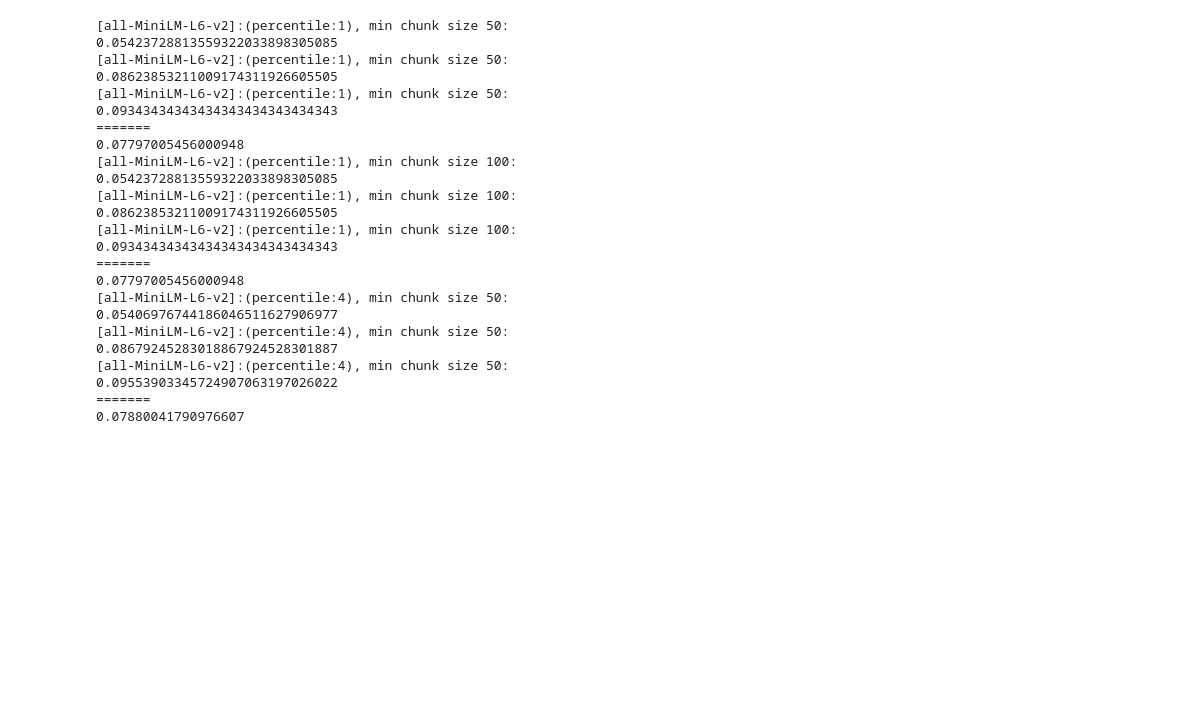
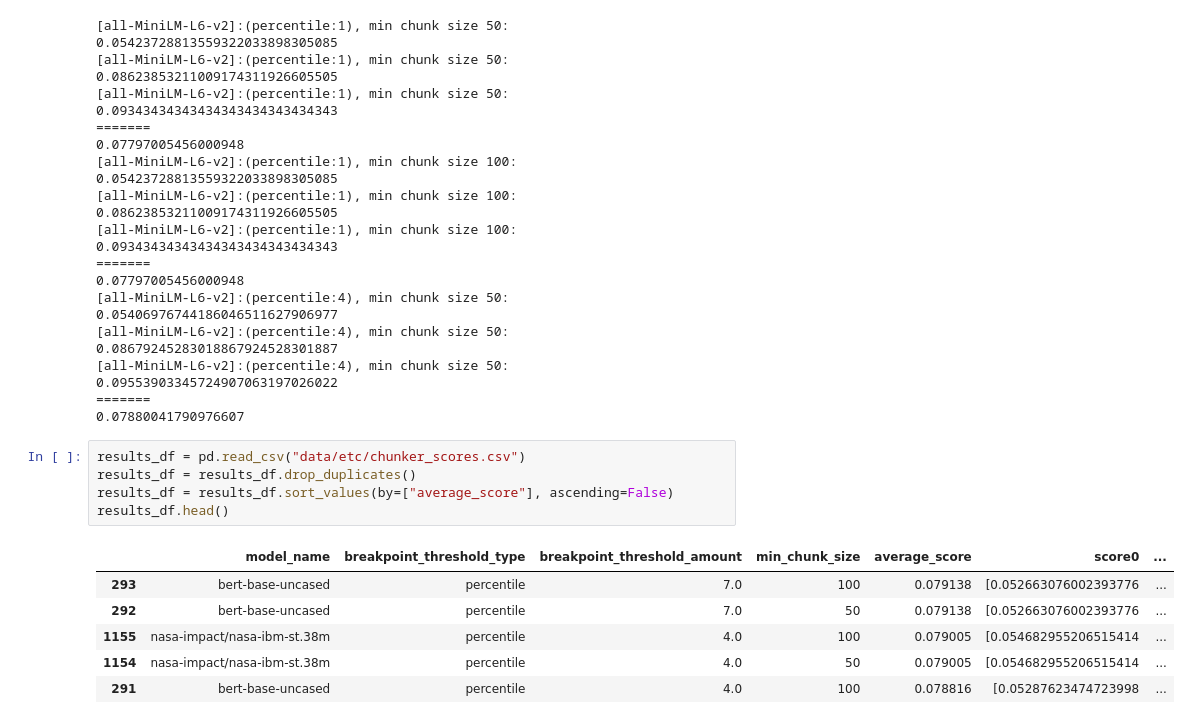
Before and after one commit to benjaminb/citeline, a Jupyter notebook: semantic_chunker.ipynb, the cells around one changed output. Cells and saved outputs as stored; diff of their text form; blank space fills up the shorter version.

```diff
--- a/semantic_chunker.ipynb
+++ b/semantic_chunker.ipynb
@@ -345,3 +345,15 @@ for config in all_configs_kwargs:
 [all-MiniLM-L6-v2]:(percentile:4), min chunk size 50: 0.09553903345724907063197026022
 =======
 0.07880041790976607
+# %%
+results_df = pd.read_csv("data/etc/chunker_scores.csv")
+results_df = results_df.drop_duplicates()
+results_df = results_df.sort_values(by=["average_score"], ascending=False)
+results_df.head()
+# %% [output]
+|  | model_name | breakpoint_threshold_type | breakpoint_threshold_amount | min_chunk_size | average_score | score0 | ... |
+| 293 | bert-base-uncased | percentile | 7.0 | 100 | 0.079138 | [0.052663076002393776 | ... |
+| 292 | bert-base-uncased | percentile | 7.0 | 50 | 0.079138 | [0.052663076002393776 | ... |
+| 1155 | nasa-impact/nasa-ibm-st.38m | percentile | 4.0 | 100 | 0.079005 | [0.054682955206515414 | ... |
+| 1154 | nasa-impact/nasa-ibm-st.38m | percentile | 4.0 | 50 | 0.079005 | [0.054682955206515414 | ... |
+| 291 | bert-base-uncased | percentile | 4.0 | 100 | 0.078816 | [0.05287623474723998 | ... |
```
Also changed, not shown: 8 other files.
